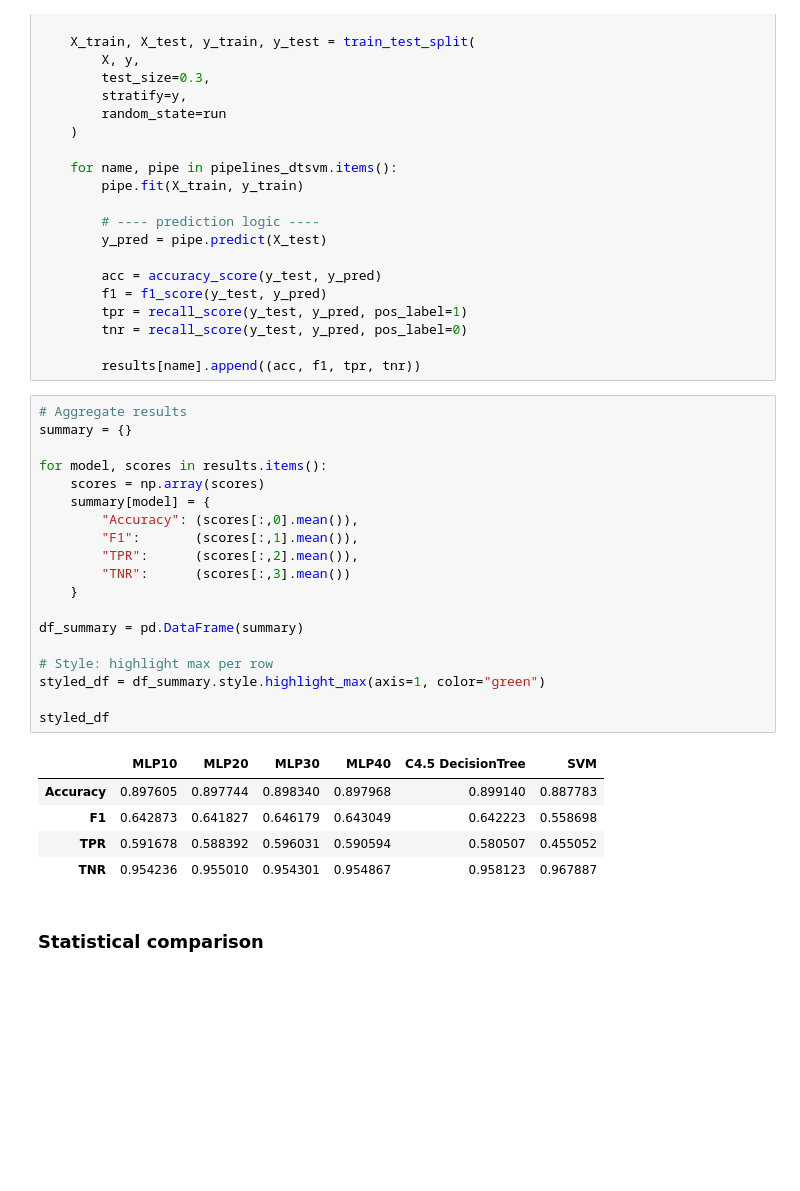
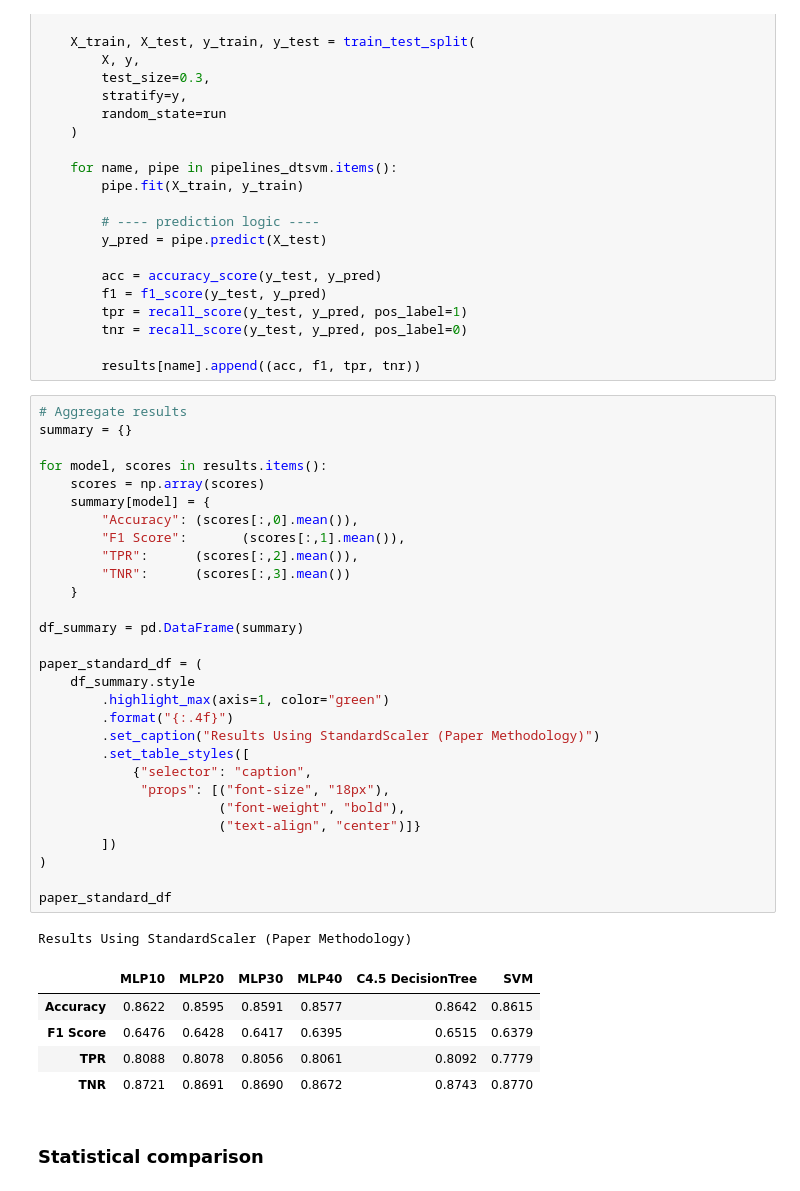
Before and after one commit to Engelbert107/Online-Shoppers-Purchase-Prediction, a Jupyter notebook: notebook/notebook_ospi-moai.ipynb, the cells around one changed output. Cells and saved outputs as stored; diff of their text form; blank space fills up the shorter version.

Commit message:
results with standard scaler

```diff
--- a/notebook/notebook_ospi-moai.ipynb
+++ b/notebook/notebook_ospi-moai.ipynb
@@ -1852,30 +1890,41 @@ for run in range(100):
         tnr = recall_score(y_test, y_pred, pos_label=0)
 
         results[name].append((acc, f1, tpr, tnr))
-# %%
-# Aggregate results
-summary = {}
-
-for model, scores in results.items():
-    scores = np.array(scores)
-    summary[model] = {
-        "Accuracy": (scores[:,0].mean()),
-        "F1":       (scores[:,1].mean()),
-        "TPR":      (scores[:,2].mean()),
-        "TNR":      (scores[:,3].mean())
-    }
-
-df_summary = pd.DataFrame(summary)
-
-# Style: highlight max per row
-styled_df = df_summary.style.highlight_max(axis=1, color="green")
-
-styled_df
-# %% [output]
-|  | MLP10 | MLP20 | MLP30 | MLP40 | C4.5 DecisionTree | SVM |
-| Accuracy | 0.897605 | 0.897744 | 0.898340 | 0.897968 | 0.899140 | 0.887783 |
-| F1 | 0.642873 | 0.641827 | 0.646179 | 0.643049 | 0.642223 | 0.558698 |
-| TPR | 0.591678 | 0.588392 | 0.596031 | 0.590594 | 0.580507 | 0.455052 |
-| TNR | 0.954236 | 0.955010 | 0.954301 | 0.954867 | 0.958123 | 0.967887 |
+# %%
+# Aggregate results
+summary = {}
+
+for model, scores in results.items():
+    scores = np.array(scores)
+    summary[model] = {
+        "Accuracy": (scores[:,0].mean()),
+        "F1 Score":       (scores[:,1].mean()),
+        "TPR":      (scores[:,2].mean()),
+        "TNR":      (scores[:,3].mean())
+    }
+
+df_summary = pd.DataFrame(summary)
+
+paper_standard_df = (
+    df_summary.style
+        .highlight_max(axis=1, color="green")
+        .format("{:.4f}")
+        .set_caption("Results Using StandardScaler (Paper Methodology)")
+        .set_table_styles([
+            {"selector": "caption",
+             "props": [("font-size", "18px"),
+                       ("font-weight", "bold"),
+                       ("text-align", "center")]}
+        ])
+)
+
+paper_standard_df
+# %% [output]
+Results Using StandardScaler (Paper Methodology)
+|  | MLP10 | MLP20 | MLP30 | MLP40 | C4.5 DecisionTree | SVM |
+| Accuracy | 0.8622 | 0.8595 | 0.8591 | 0.8577 | 0.8642 | 0.8615 |
+| F1 Score | 0.6476 | 0.6428 | 0.6417 | 0.6395 | 0.6515 | 0.6379 |
+| TPR | 0.8088 | 0.8078 | 0.8056 | 0.8061 | 0.8092 | 0.7779 |
+| TNR | 0.8721 | 0.8691 | 0.8690 | 0.8672 | 0.8743 | 0.8770 |
 # %% [markdown]
 ### Statistical comparison
```
Also changed, not shown: parts of 22 cells of this notebook.
